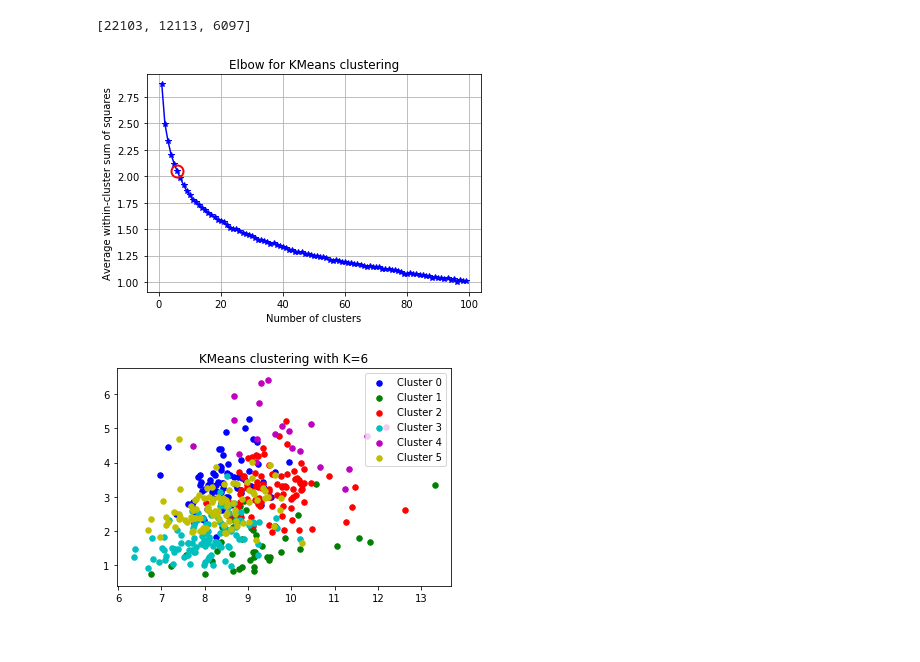
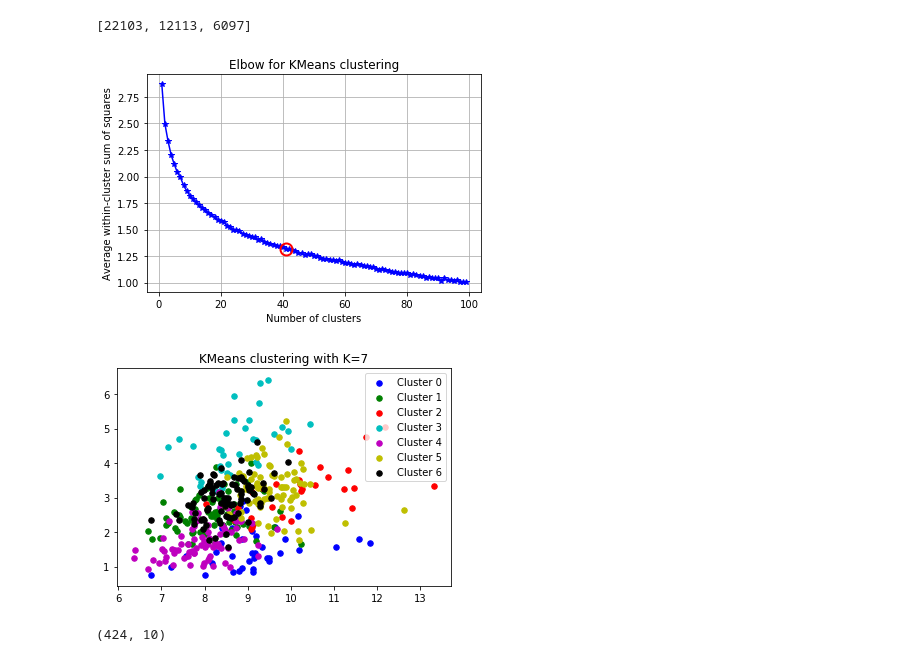
Before and after one commit to PresenceHealth/correlations, a Jupyter notebook: Get Similar Places.ipynb, the cells around one changed output. Drawn from its saved outputs; the diff is of its cells as text; code cells hidden in the pictures.

```diff
--- a/Get Similar Places.ipynb
+++ b/Get Similar Places.ipynb
@@ -104,41 +115,48 @@ K = range(1,100)
 X = whiten(df)
 KM = [kmeans(X,k) for k in K]
 centroids = [cent for (cent,var) in KM]
 D_k = [cdist(X, cent, 'euclidean') for cent in centroids]
 cIdx = [np.argmin(D,axis=1) for D in D_k]
 dist = [np.min(D,axis=1) for D in D_k]
 avgWithinSS = [sum(d)/X.shape[0] for d in dist]
 
-kIdx = 5
+kIdx = 6
 fig = plt.figure()
 ax = fig.add_subplot(111)
 ax.plot(K, avgWithinSS, 'b*-')
-ax.plot(K[kIdx], avgWithinSS[kIdx], marker='o', markersize=12,
-    markeredgewidth=2, markeredgecolor='r', markerfacecolor='None')
+ax.plot(K[40], avgWithinSS[40], marker='o', markersize=12,
+    markeredgewidth=2, markeredgecolor='r', markerfacecolor='None') #K[kIdx] [kIdx]
 plt.grid(True)
 plt.xlabel('Number of clusters')
 plt.ylabel('Average within-cluster sum of squares')
 plt.title('Elbow for KMeans clustering')
 
 fig = plt.figure()
 ax = fig.add_subplot(111)
 #ax.scatter(X[:,2],X[:,1], s=30, c=cIdx[k])
 clr = ['b','g','r','c','m','y','k']
 for i in range(K[kIdx]):
     ind = (cIdx[kIdx]==i)
     ax.scatter(X[ind,2],X[ind,1], s=30, c=clr[i], label='Cluster %d'%i)
 #plt.xlabel('Petal Length')
 #plt.ylabel('Sepal Width')
 plt.title('KMeans clustering with K=%d' % K[kIdx])
 plt.legend()
 
 plt.show()
 # %% [output]
-[figure, old version]
+[figure, new version]
-[figure, old version]
+[figure, new version]
 # %%
 avgWithinSS
 l = []
 for i in range(1,99):
     rate = abs(avgWithinSS[i] - avgWithinSS[i-1])/avgWithinSS[i]
     l = l + [rate]
+# %%
+# Get K function
+def get_K(df):
+    num, cols_num = df.shape
+    if num
+# %% [output]
+(424, 10)
```
Also changed, not shown: parts of 8 cells of this notebook.
